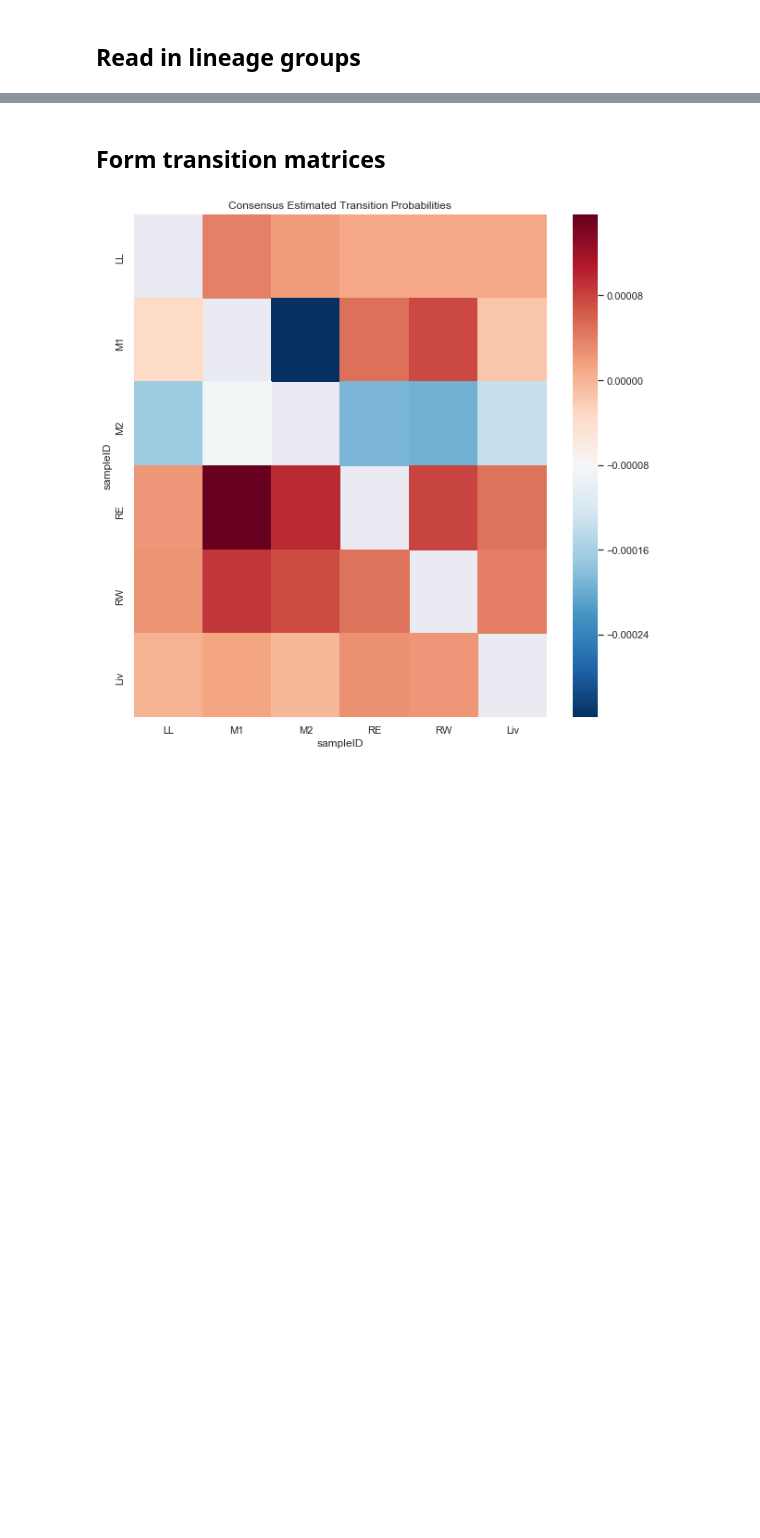
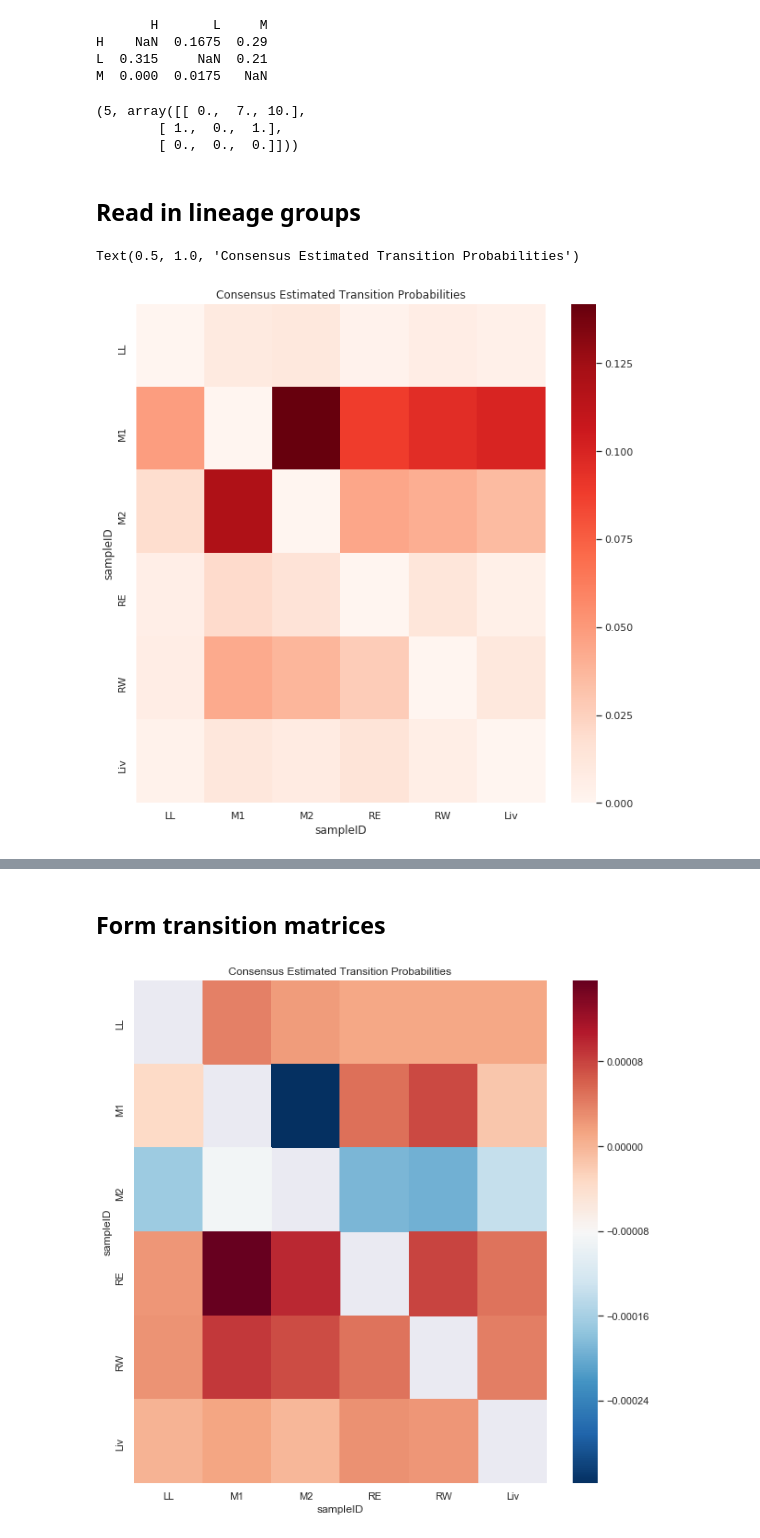
Before and after one commit to mattjones315/MetastasisTracing, a Jupyter notebook: infer_transition_matrices.ipynb, the cells around one changed output, grey strips where cells are left out. Cells and saved outputs as stored; diff of their text form; code cells hidden in the pictures; blank space fills up the shorter version.

Commit message:
efficient transition calculations

```diff
--- a/infer_transition_matrices.ipynb
+++ b/infer_transition_matrices.ipynb
@@ -28,9 +328,43 @@ from contextlib import suppress
+# %%
+tmat, semat = ctp.compute_transition_matrix(t, meta.iloc[:,0], iterations = 100, plot=False)
+print(tmat)
+# %% [output]
+       H       L     M
+H    NaN  0.1675  0.29
+L  0.315     NaN  0.21
+M  0.000  0.0175   NaN
+# %%
+t = ctp.assign_labels(t, meta.iloc[:,0])
+possible_labels = meta.iloc[:,0].unique()
+
+C = sankoff_parsimony.sankoff(t, possible_labels=possible_labels)
+# print(C)
+pars = np.amin(C[0,:])
+
+root = [n for n in t if t.in_degree(n) == 0][0]
+
+bfs_postorder = [root]
+for e0, e1 in nx.bfs_edges(t, root):
+    bfs_postorder.append(e1)
+
+node_to_i = dict(zip(bfs_postorder, range(len(t.nodes))))
+label_to_j = dict(zip(possible_labels, range(len(possible_labels))))
+
+num_sol, t_mat = count_opt_solutions(t, C, root, node_to_i, t_mat = np.zeros((C.shape[1], C.shape[1])))
+num_sol, t_mat
+# print(num_sol)
+# print(t_mat)
+# print(t_mat / (pars * num_sol))
+# %% [output]
+(5, array([[ 0.,  7., 10.],
+        [ 1.,  0.,  1.],
+        [ 0.,  0.,  0.]]))
 # %% [markdown]
 ## Read in lineage groups
 # %%
-lg_meta = pd.read_csv("/home/mattjones/projects/metastasis/JQ19/5k/RNA/LG_meta.txt", sep='\t', index_col = 0)
+lg_meta = pd.read_csv("/data/yosef2/users/mattjones/projects/metastasis/JQ19/5k/RNA/LG_meta.txt", sep='\t', index_col = 0)
 
-home_dir = '/home/mattjones/projects/metastasis/JQ19/5k/trees/'
+home_dir = '/data/yosef2/users/mattjones/projects/metastasis/JQ19/5k/trees/'
 
 
 lg_to_tree = {}
@@ -47,5 +381,41 @@ for tree_dir in os.listdir(home_dir):
             tree = nx.read_gpickle(tree_dir + fps[0])
             lg_to_tree[int(lg)] = tree
         except:
-            print(lg)
+            # print(lg)
             continue
+# %%
+lg1 = lg_to_tree[1].get_network()
+count_arr = ctp.compute_transitions(lg1, lg_meta['sampleID'])
+
+count_arr /= np.sum(count_arr.values)
+
+cmap = matplotlib.cm.RdBu
+cmap.set_bad("white", 1.)
+h = plt.figure(figsize=(10, 10))
+sns.heatmap(count_arr.loc[['LL', "M1", "M2", "RE", 'RW', "Liv"], ['LL', "M1", "M2", "RE", 'RW', "Liv"]], mask = np.fill_diagonal(np.zeros(count_arr.shape), 1), cmap="Reds")
+plt.ylabel("sampleID")
+plt.xlabel("sampleID")
+plt.title("Consensus Estimated Transition Probabilities")
+
+# lg1 = ctp.assign_labels(lg1,lg_meta['sampleID'])
+# possible_labels = lg_meta['sampleID'].unique()
+
+# C = sankoff_parsimony.sankoff(lg1, possible_labels=possible_labels)
+# # print(C)
+# pars = np.amin(C[0,:])
+# print(pars)
+
+# root = [n for n in lg1 if lg1.in_degree(n) == 0][0]
+
+# bfs_postorder = [root]
+# for e0, e1 in nx.bfs_edges(lg1, root):
+#     bfs_postorder.append(e1)
+
+# node_to_i = dict(zip(bfs_postorder, range(len(lg1.nodes))))
+# label_to_j = dict(zip(possible_labels, range(len(possible_labels))))
+
+# num_sol, t_mat = count_opt_solutions(lg1, C, root, node_to_i, label_to_j, t_mat = np.zeros((C.shape[1], C.shape[1])))
+# print(t_mat / (pars * num_sol))
+# %% [output]
+Text(0.5, 1.0, 'Consensus Estimated Transition Probabilities')
+[figure, added]
```
Also changed, not shown: parts of 7 cells of this notebook, 11 other files.
